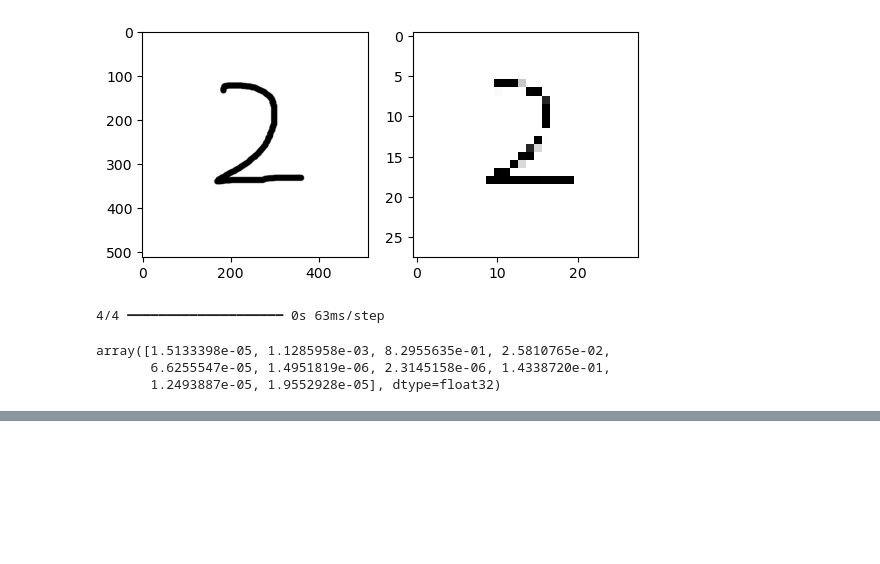
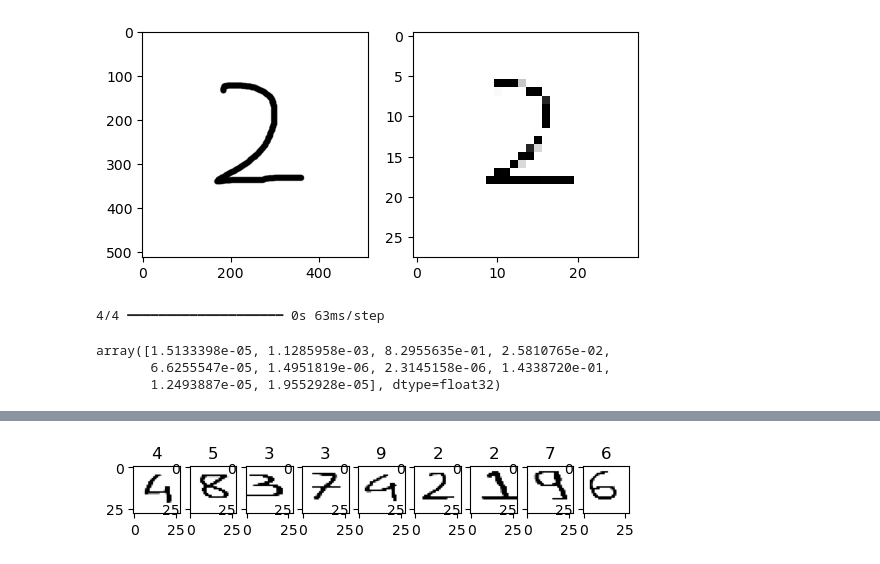
Before and after one commit to achamaria2701/digitrecognition, a Jupyter notebook: notebook/MODEL TRAINING.ipynb, the cells around one changed output, grey strips where cells are left out. Cells and saved outputs as stored; diff of their text form; code cells hidden in the pictures; blank space fills up the shorter version.

```diff
--- a/notebook/MODEL TRAINING.ipynb
+++ b/notebook/MODEL TRAINING.ipynb
@@ -299,0 +383,33 @@ for i in range(test.shape[0]):
+# %%
+def final_prediction(model, image):
+    prediction = list(model.predict(image)[0])
+    temp = 0
+    for i in range(len(prediction)):
+        if prediction[i] > temp:
+            temp = prediction[i]
+            ans = i
+    return ans
+# %%
+def compatible_image_converter(image):
+        resize_image = cv2.resize(image, (28,28))
+        #grey_image = resize_image[:,:,0]
+
+        final = np.zeros((100,28,28,1))
+        for i in range(100):
+            final[i,:,:,0] = resize_image
+        return final
+# %%
+n = len(localization)
+plt.imshow(combi, cmap='Greys')
+ans = []
+for i in range(n):
+    temp = localization[i]
+    final = np.zeros((temp.shape[0], temp.shape[1], 1))
+    final[:,:,0] = temp
+    final = compatible_image_converter(final)
+    plt.subplot(1, n, i+1)
+    plt.imshow(final[0], cmap='Greys')
+    prediction = final_prediction(model, final)
+    ans.append(prediction)
+    plt.title(prediction)
+# %% [output]
@@ -299,0 +425 @@ for i in range(test.shape[0]):
+[figure, added]
```
Also changed, not shown: parts of 48 cells of this notebook, 7 other files.
